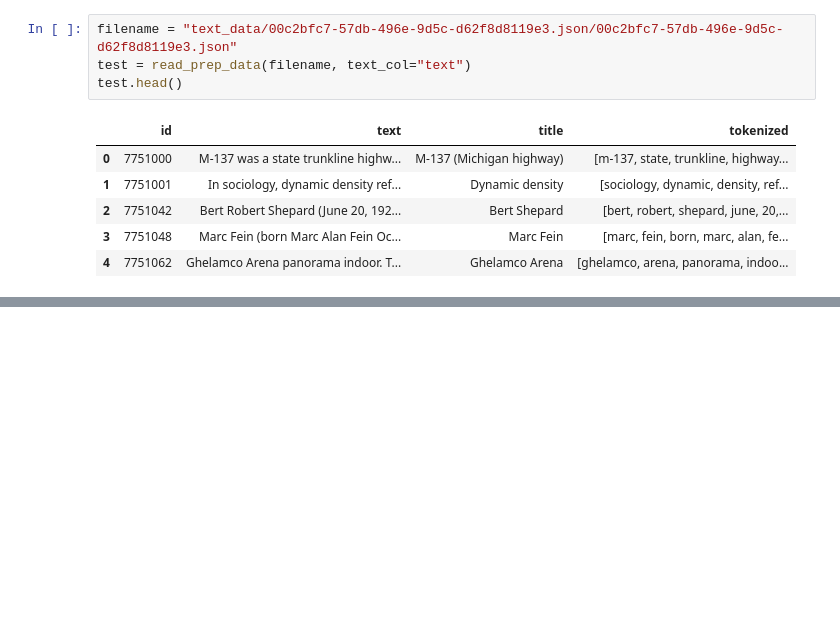
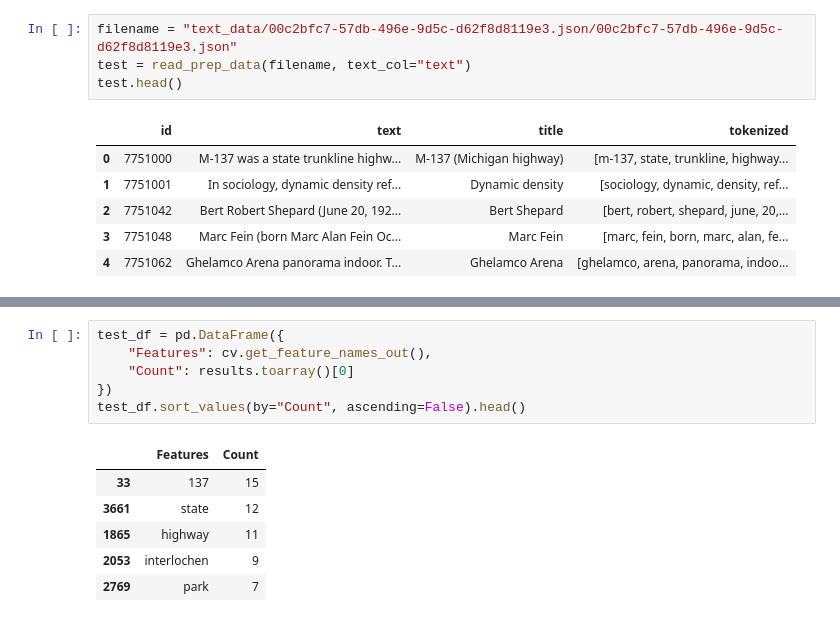
Before and after one commit to frostcow0/python-projects, a Jupyter notebook: ml/text_summary.ipynb, the cells around one changed output, grey strips where cells are left out. Cells and saved outputs as stored; diff of their text form; blank space fills up the shorter version.

```diff
--- a/ml/text_summary.ipynb
+++ b/ml/text_summary.ipynb
@@ -101,0 +69,13 @@ master_list
+# %%
+test_df = pd.DataFrame({
+    "Features": cv.get_feature_names_out(),
+    "Count": results.toarray()[0]
+})
+test_df.sort_values(by="Count", ascending=False).head()
+# %% [output]
+|  | Features | Count |
+| 33 | 137 | 15 |
+| 3661 | state | 12 |
+| 1865 | highway | 11 |
+| 2053 | interlochen | 9 |
+| 2769 | park | 7 |
```
Also changed, not shown: parts of 15 cells of this notebook.
